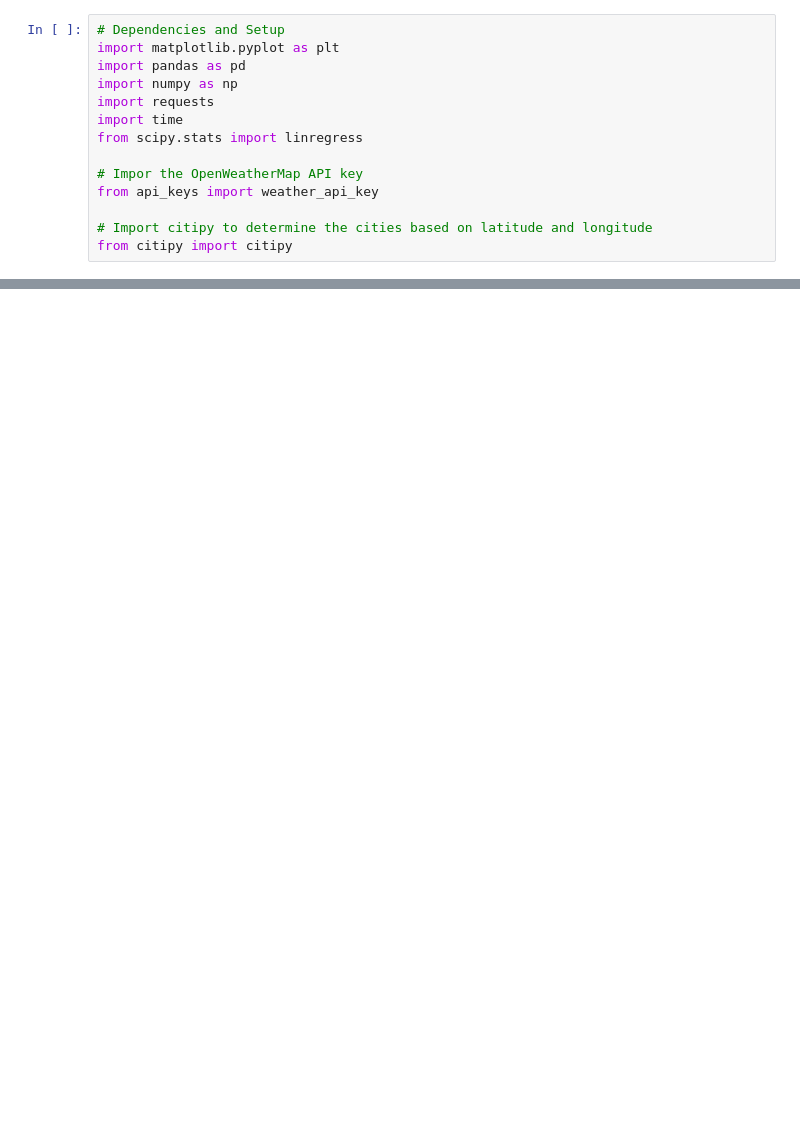
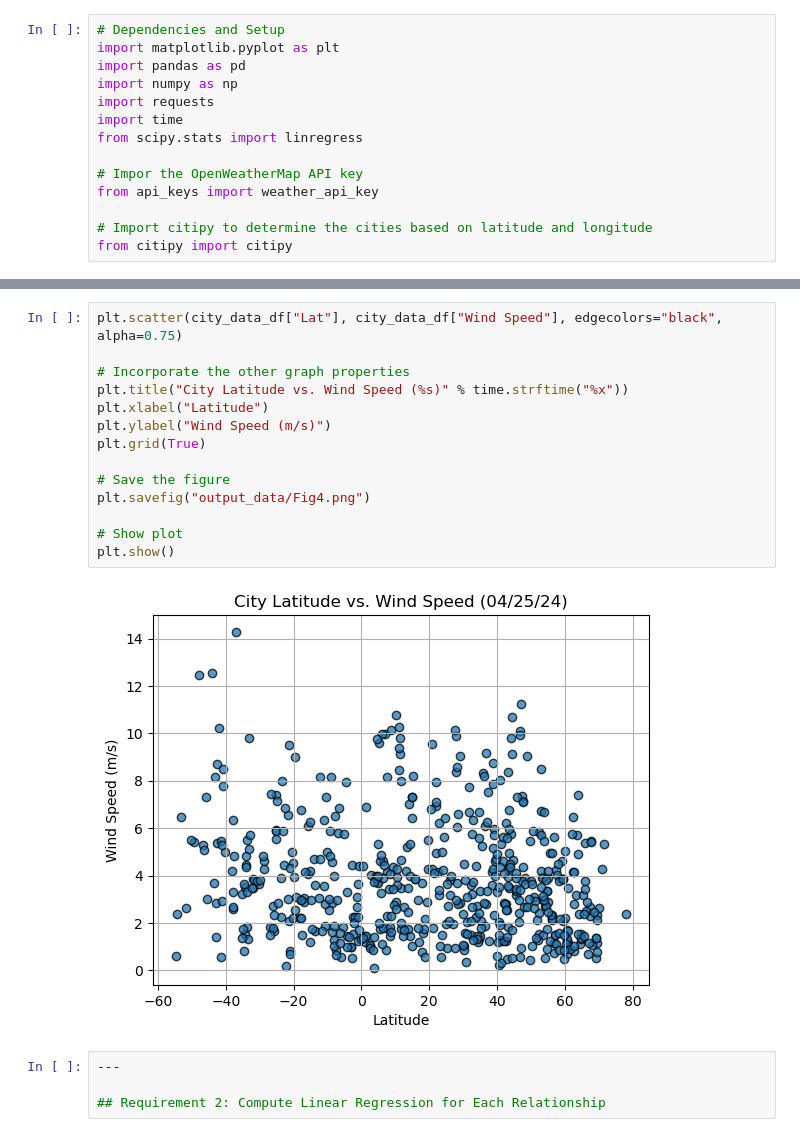
Before and after one commit to beechbumm/python-api-challenge, a Jupyter notebook: weatherPy/WeatherPy.ipynb, the cells around one changed output, grey strips where cells are left out. Saved outputs shown, nothing was run; the diff lists cells and outputs as text; blank space fills up the shorter version.

```diff
--- a/weatherPy/WeatherPy.ipynb
+++ b/weatherPy/WeatherPy.ipynb
@@ -129,0 +242,20 @@ Data Retrieval Complete
+# %%
+plt.scatter(city_data_df["Lat"], city_data_df["Wind Speed"], edgecolors="black", alpha=0.75)
+
+# Incorporate the other graph properties
+plt.title("City Latitude vs. Wind Speed (%s)" % time.strftime("%x"))
+plt.xlabel("Latitude")
+plt.ylabel("Wind Speed (m/s)")
+plt.grid(True)
+
+# Save the figure
+plt.savefig("output_data/Fig4.png")
+
+# Show plot
+plt.show()
+# %% [output]
+[figure, added]
+# %%
+---
+
+## Requirement 2: Compute Linear Regression for Each Relationship
```
Also changed, not shown: parts of 33 cells of this notebook, 5 other files.
